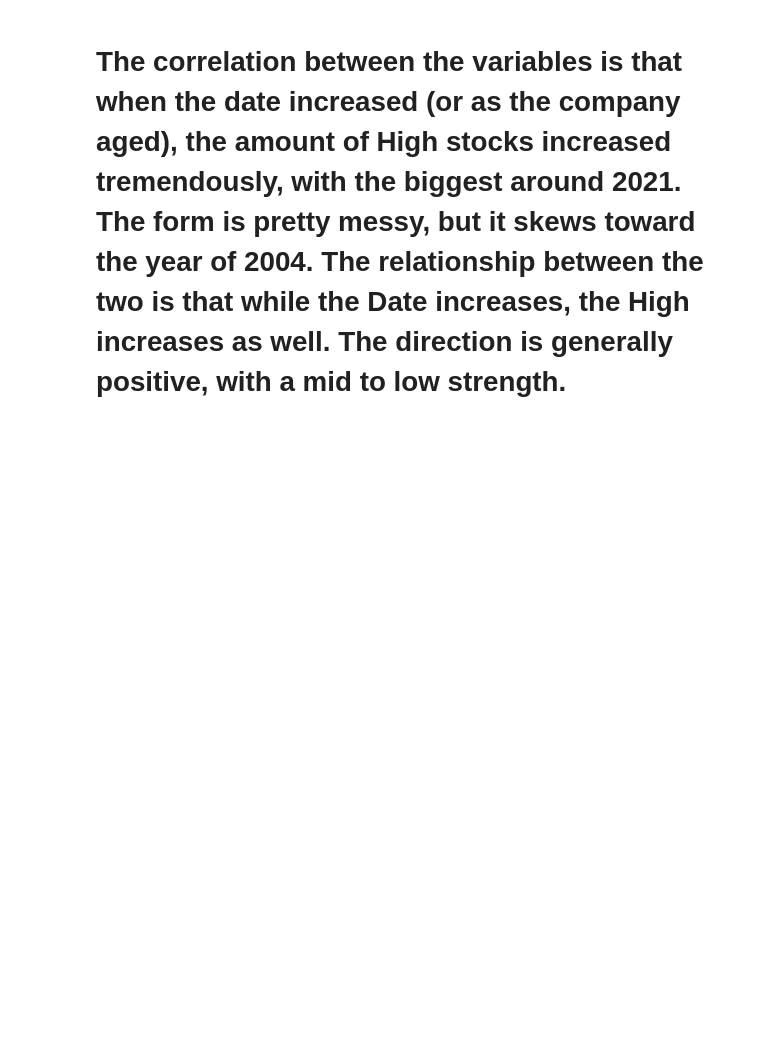
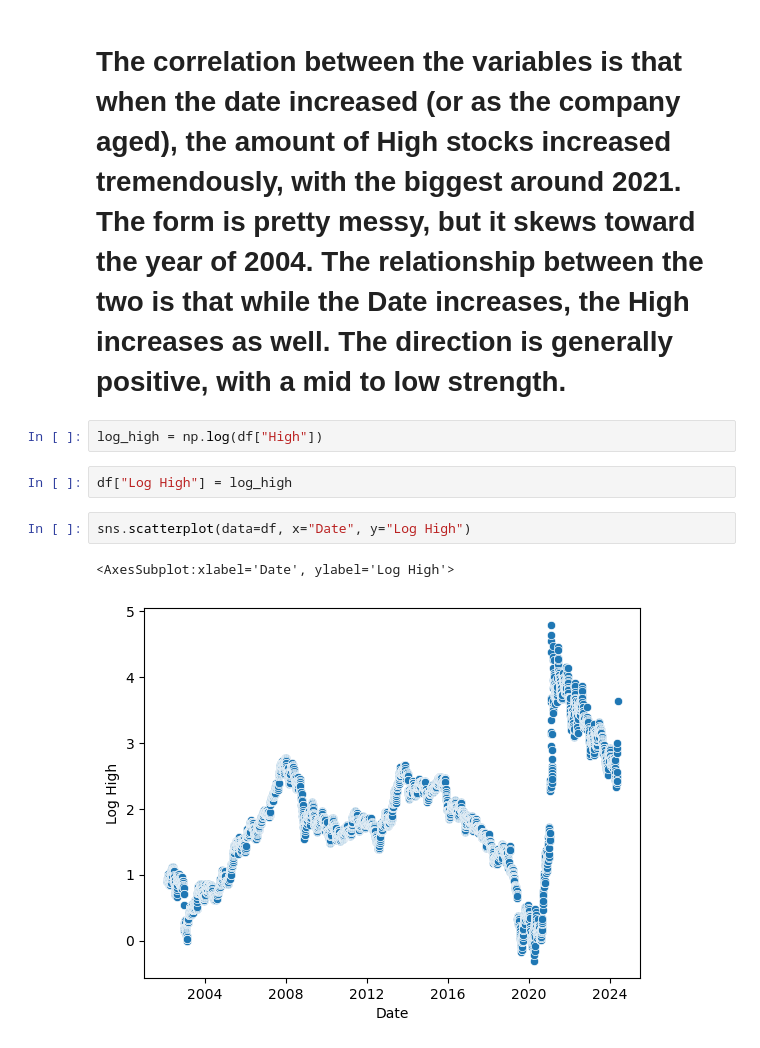
Before and after one commit to calebLSw/AI-1, a Jupyter notebook: Semester 1/Stocks/Stocks.ipynb, the cells around one changed output. Cells and saved outputs as stored; diff of their text form; blank space fills up the shorter version.

```diff
--- a/Semester 1/Stocks/Stocks.ipynb
+++ b/Semester 1/Stocks/Stocks.ipynb
@@ -75,3 +77,12 @@ df["High"].corr(df["Date"].astype(np.int64))
 0.4889959232324393
 # %% [markdown]
 # The correlation between the variables is that when the date increased (or as the company aged), the amount of High stocks increased tremendously, with the biggest around 2021. The form is pretty messy, but it skews toward the year of 2004. The relationship between the two is that while the Date increases, the High increases as well. The direction is generally positive, with a mid to low strength.
+# %%
+log_high = np.log(df["High"])
+# %%
+df["Log High"] = log_high
+# %%
+sns.scatterplot(data=df, x="Date", y="Log High")
+# %% [output]
+<AxesSubplot:xlabel='Date', ylabel='Log High'>
+[figure, added]
```
Also changed, not shown: parts of 8 cells of this notebook, 5 other files.
